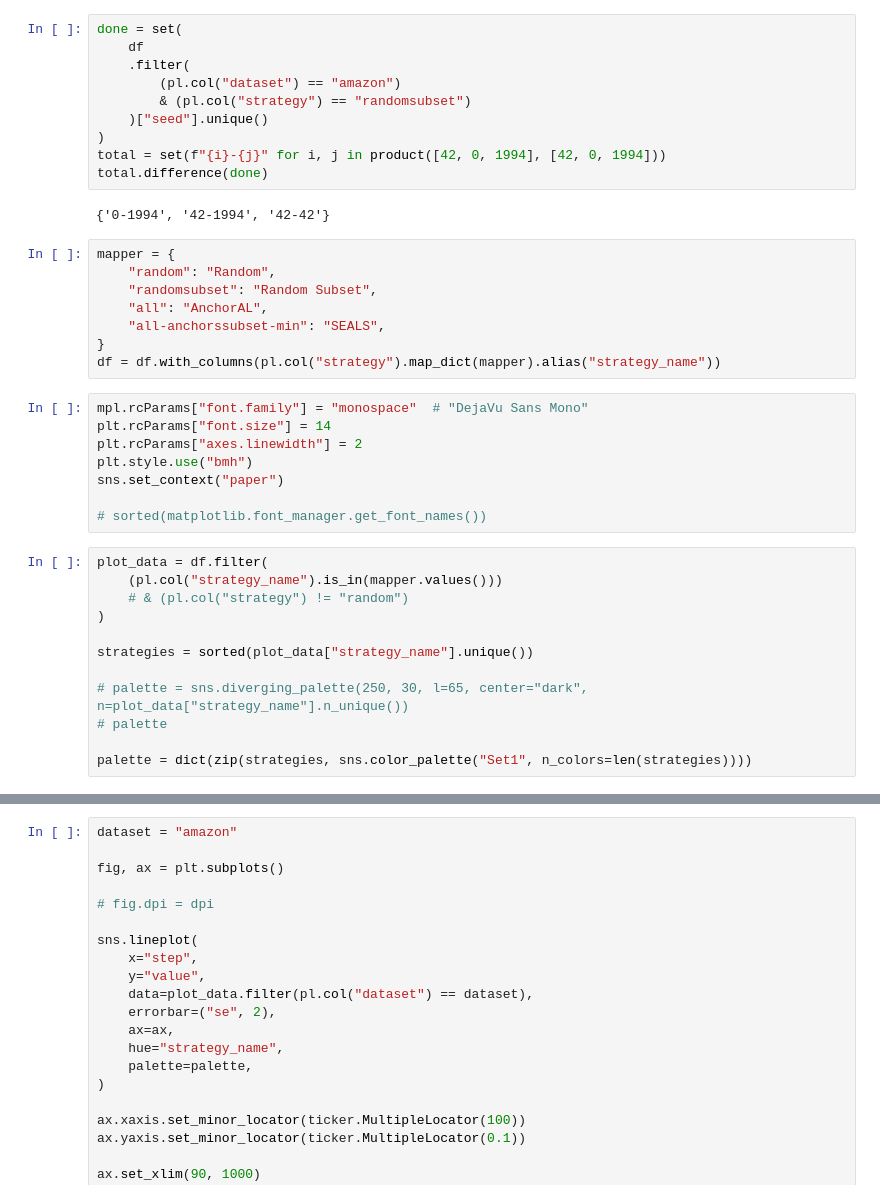
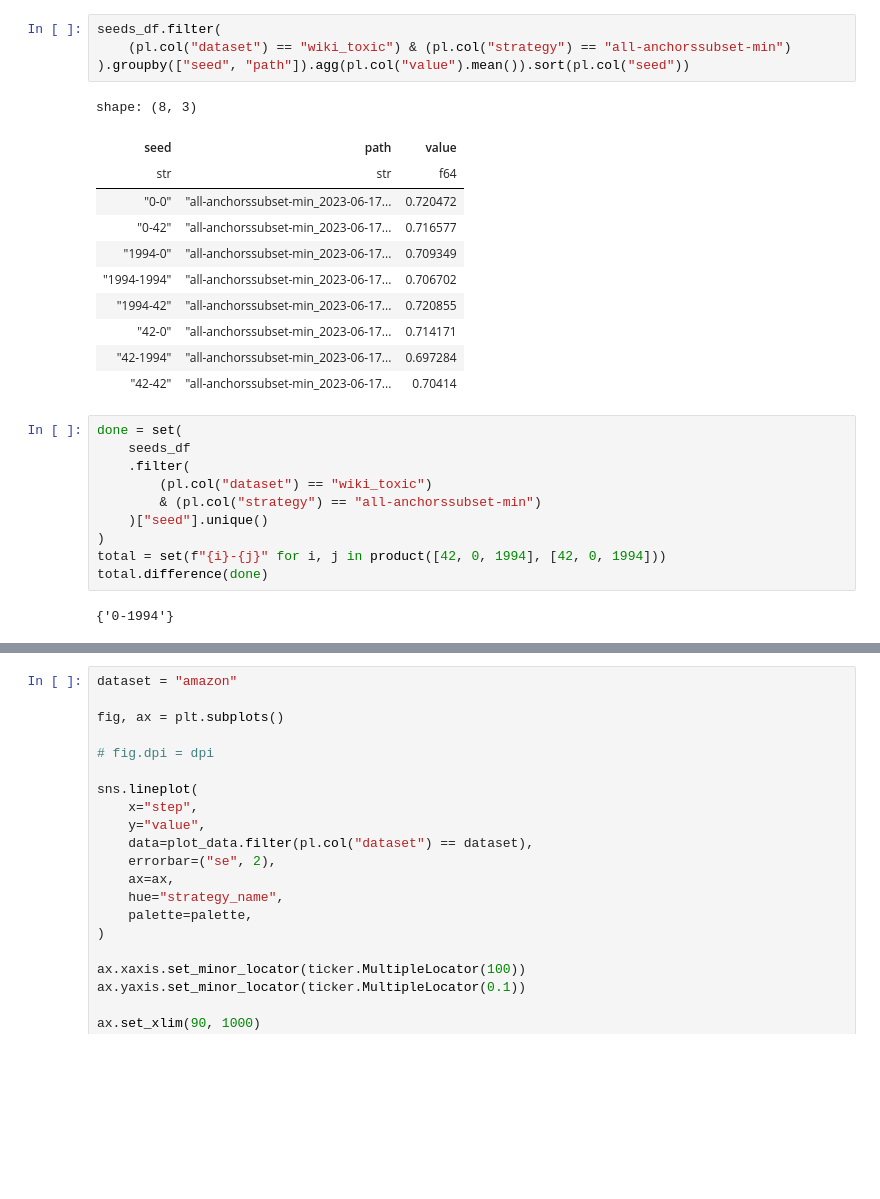
Before and after one commit to pietrolesci/anchoral, a Jupyter notebook: notebooks/results.ipynb, the cells around one changed output, grey strips where cells are left out. Cells and saved outputs as stored; diff of their text form; blank space fills up the shorter version.

```diff
--- a/notebooks/results.ipynb
+++ b/notebooks/results.ipynb
@@ -97,40 +106,28 @@ df["strategy"].unique().to_list()
+# %%
+seeds_df.filter(
+    (pl.col("dataset") == "wiki_toxic") & (pl.col("strategy") == "all-anchorssubset-min")
+).groupby(["seed", "path"]).agg(pl.col("value").mean()).sort(pl.col("seed"))
+# %% [output]
+shape: (8, 3)
+| seed | path | value |
+| str | str | f64 |
+| "0-0" | "all-anchorssubset-min_2023-06-17... | 0.720472 |
+| "0-42" | "all-anchorssubset-min_2023-06-17... | 0.716577 |
+| "1994-0" | "all-anchorssubset-min_2023-06-17... | 0.709349 |
+| "1994-1994" | "all-anchorssubset-min_2023-06-17... | 0.706702 |
+| "1994-42" | "all-anchorssubset-min_2023-06-17... | 0.720855 |
+| "42-0" | "all-anchorssubset-min_2023-06-17... | 0.714171 |
+| "42-1994" | "all-anchorssubset-min_2023-06-17... | 0.697284 |
+| "42-42" | "all-anchorssubset-min_2023-06-17... | 0.70414 |
 # %%
 done = set(
-    df
+    seeds_df
     .filter(
-        (pl.col("dataset") == "amazon")
-        & (pl.col("strategy") == "randomsubset")
+        (pl.col("dataset") == "wiki_toxic")
+        & (pl.col("strategy") == "all-anchorssubset-min")
     )["seed"].unique()
 )
 total = set(f"{i}-{j}" for i, j in product([42, 0, 1994], [42, 0, 1994]))
 total.difference(done)
 # %% [output]
-{'0-1994', '42-1994', '42-42'}
+{'0-1994'}
-# %%
-mapper = {
-    "random": "Random",
-    "randomsubset": "Random Subset",
-    "all": "AnchorAL",
-    "all-anchorssubset-min": "SEALS",
-}
-df = df.with_columns(pl.col("strategy").map_dict(mapper).alias("strategy_name"))
-# %%
-mpl.rcParams["font.family"] = "monospace"  # "DejaVu Sans Mono"
-plt.rcParams["font.size"] = 14
-plt.rcParams["axes.linewidth"] = 2
-plt.style.use("bmh")
-sns.set_context("paper")
-
-# sorted(matplotlib.font_manager.get_font_names())
-# %%
-plot_data = df.filter(
-    (pl.col("strategy_name").is_in(mapper.values()))
-    # & (pl.col("strategy") != "random")
-)
-
-strategies = sorted(plot_data["strategy_name"].unique())
-
-# palette = sns.diverging_palette(250, 30, l=65, center="dark", n=plot_data["strategy_name"].n_unique())
-# palette
-
-palette = dict(zip(strategies, sns.color_palette("Set1", n_colors=len(strategies))))
```
Also changed, not shown: parts of 32 cells of this notebook, 9 other files.
